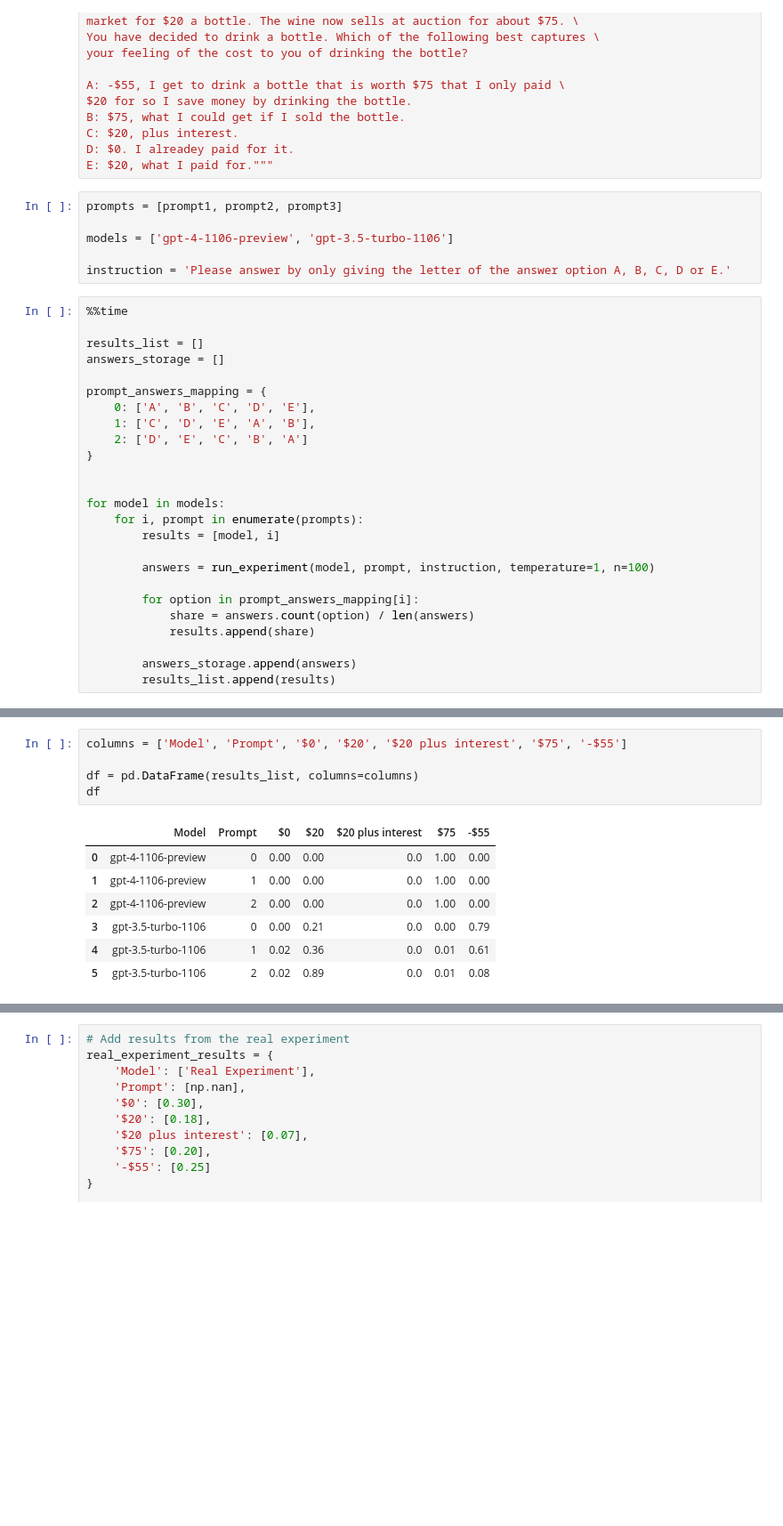
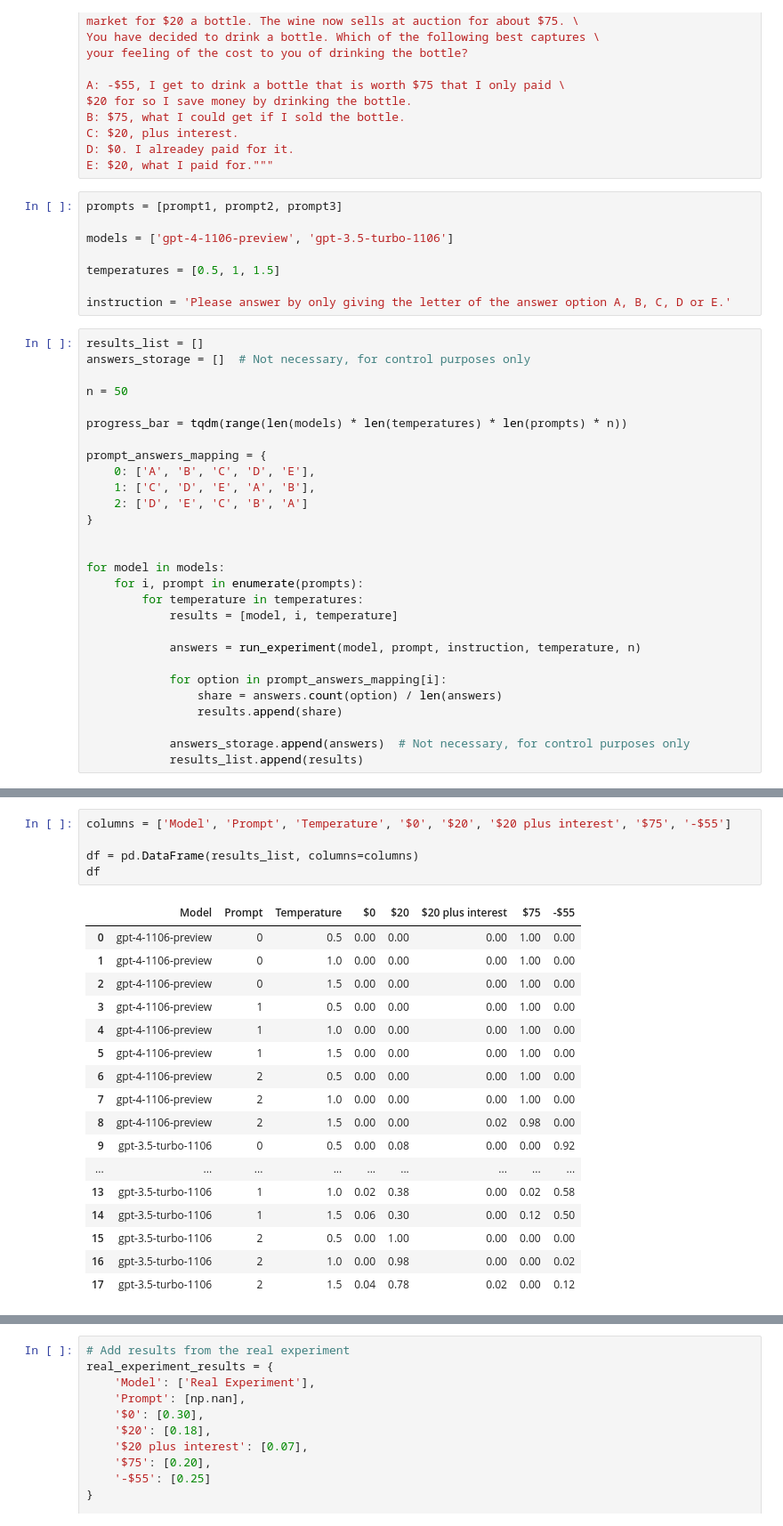
Before and after one commit to MariusDSPM/Data-Science-Project, a Jupyter notebook: Sunk Cost Fallacy.ipynb, the cells around one changed output, grey strips where cells are left out. Shown at 89% size. Saved outputs shown, nothing was run; the diff lists cells and outputs as text; blank space fills up the shorter version.

```diff
--- a/Sunk Cost Fallacy.ipynb
+++ b/Sunk Cost Fallacy.ipynb
@@ -182,12 +180,16 @@ prompts = [prompt1, prompt2, prompt3]
 
 models = ['gpt-4-1106-preview', 'gpt-3.5-turbo-1106']
 
+temperatures = [0.5, 1, 1.5]
+
 instruction = 'Please answer by only giving the letter of the answer option A, B, C, D or E.'
 # %%
-%%time
+results_list = []
+answers_storage = []  # Not necessary, for control purposes only
 
-results_list = []
-answers_storage = []
+n = 50
+
+progress_bar = tqdm(range(len(models) * len(temperatures) * len(prompts) * n))
 
 prompt_answers_mapping = {
     0: ['A', 'B', 'C', 'D', 'E'],
@@ -198,13 +200,14 @@ prompt_answers_mapping = {
 
 for model in models:
     for i, prompt in enumerate(prompts):
-        results = [model, i]
+        for temperature in temperatures:
+            results = [model, i, temperature]
 
-        answers = run_experiment(model, prompt, instruction, temperature=1, n=100)
+            answers = run_experiment(model, prompt, instruction, temperature, n)
 
-        for option in prompt_answers_mapping[i]:
-            share = answers.count(option) / len(answers)
-            results.append(share)
+            for option in prompt_answers_mapping[i]:
+                share = answers.count(option) / len(answers)
+                results.append(share)
 
-        answers_storage.append(answers)
-        results_list.append(results)
+            answers_storage.append(answers)  # Not necessary, for control purposes only
+            results_list.append(results)
@@ -216,13 +214,23 @@ Wall time: 2h 18min 40s
 # %%
-columns = ['Model', 'Prompt', '$0', '$20', '$20 plus interest', '$75', '-$55']
+columns = ['Model', 'Prompt', 'Temperature', '$0', '$20', '$20 plus interest', '$75', '-$55']
 
 df = pd.DataFrame(results_list, columns=columns)
 df
 # %% [output]
-|  | Model | Prompt | $0 | $20 | $20 plus interest | $75 | -$55 |
-| 0 | gpt-4-1106-preview | 0 | 0.00 | 0.00 | 0.0 | 1.00 | 0.00 |
-| 1 | gpt-4-1106-preview | 1 | 0.00 | 0.00 | 0.0 | 1.00 | 0.00 |
-| 2 | gpt-4-1106-preview | 2 | 0.00 | 0.00 | 0.0 | 1.00 | 0.00 |
-| 3 | gpt-3.5-turbo-1106 | 0 | 0.00 | 0.21 | 0.0 | 0.00 | 0.79 |
-| 4 | gpt-3.5-turbo-1106 | 1 | 0.02 | 0.36 | 0.0 | 0.01 | 0.61 |
-| 5 | gpt-3.5-turbo-1106 | 2 | 0.02 | 0.89 | 0.0 | 0.01 | 0.08 |
+|  | Model | Prompt | Temperature | $0 | $20 | $20 plus interest | $75 | -$55 |
+| 0 | gpt-4-1106-preview | 0 | 0.5 | 0.00 | 0.00 | 0.00 | 1.00 | 0.00 |
+| 1 | gpt-4-1106-preview | 0 | 1.0 | 0.00 | 0.00 | 0.00 | 1.00 | 0.00 |
+| 2 | gpt-4-1106-preview | 0 | 1.5 | 0.00 | 0.00 | 0.00 | 1.00 | 0.00 |
+| 3 | gpt-4-1106-preview | 1 | 0.5 | 0.00 | 0.00 | 0.00 | 1.00 | 0.00 |
+| 4 | gpt-4-1106-preview | 1 | 1.0 | 0.00 | 0.00 | 0.00 | 1.00 | 0.00 |
+| 5 | gpt-4-1106-preview | 1 | 1.5 | 0.00 | 0.00 | 0.00 | 1.00 | 0.00 |
+| 6 | gpt-4-1106-preview | 2 | 0.5 | 0.00 | 0.00 | 0.00 | 1.00 | 0.00 |
+| 7 | gpt-4-1106-preview | 2 | 1.0 | 0.00 | 0.00 | 0.00 | 1.00 | 0.00 |
+| 8 | gpt-4-1106-preview | 2 | 1.5 | 0.00 | 0.00 | 0.02 | 0.98 | 0.00 |
+| 9 | gpt-3.5-turbo-1106 | 0 | 0.5 | 0.00 | 0.08 | 0.00 | 0.00 | 0.92 |
+| ... | ... | ... | ... | ... | ... | ... | ... | ... |
+| 13 | gpt-3.5-turbo-1106 | 1 | 1.0 | 0.02 | 0.38 | 0.00 | 0.02 | 0.58 |
+| 14 | gpt-3.5-turbo-1106 | 1 | 1.5 | 0.06 | 0.30 | 0.00 | 0.12 | 0.50 |
+| 15 | gpt-3.5-turbo-1106 | 2 | 0.5 | 0.00 | 1.00 | 0.00 | 0.00 | 0.00 |
+| 16 | gpt-3.5-turbo-1106 | 2 | 1.0 | 0.00 | 0.98 | 0.00 | 0.00 | 0.02 |
+| 17 | gpt-3.5-turbo-1106 | 2 | 1.5 | 0.04 | 0.78 | 0.02 | 0.00 | 0.12 |
```
Also changed, not shown: parts of 15 cells of this notebook, 2 other files.
